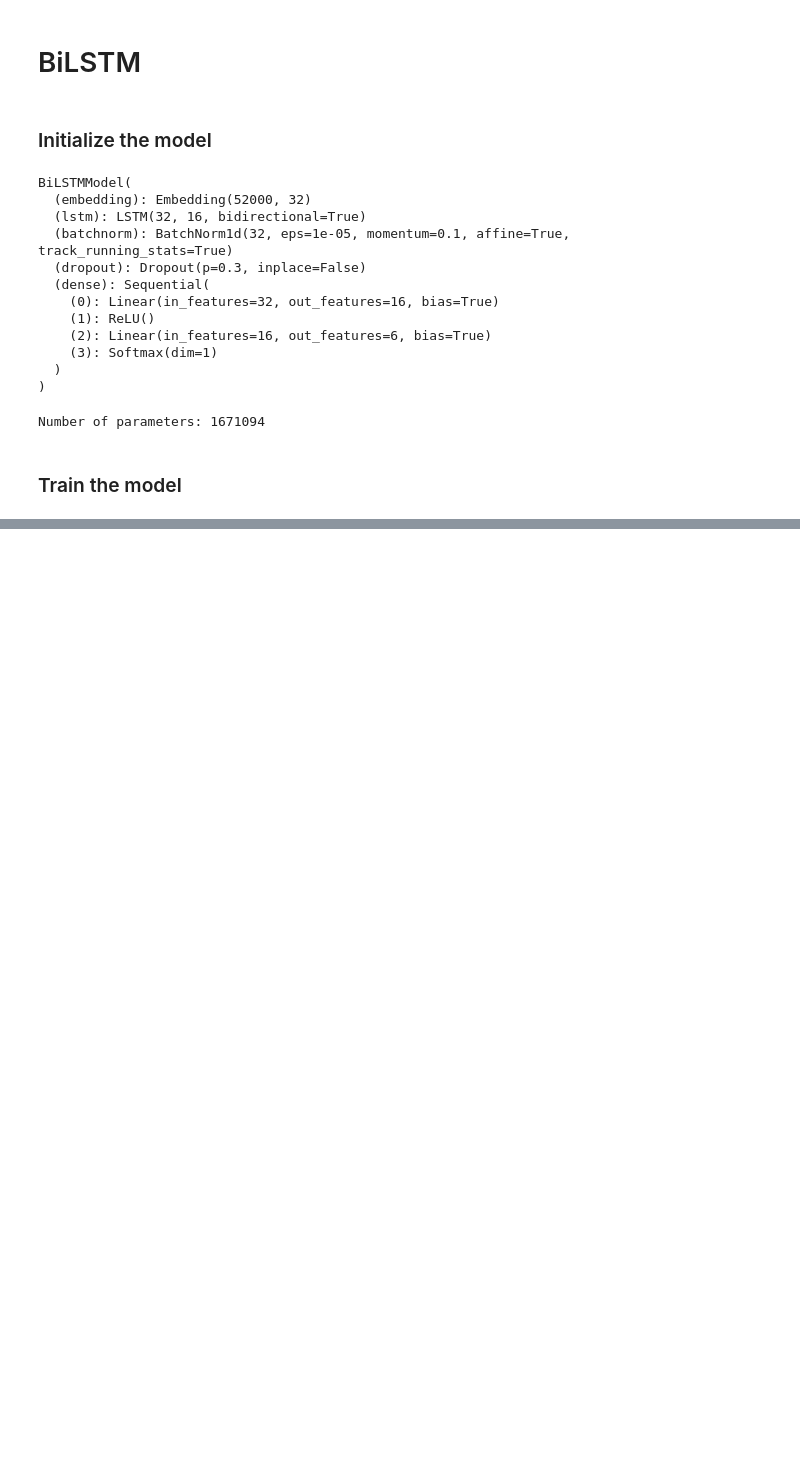
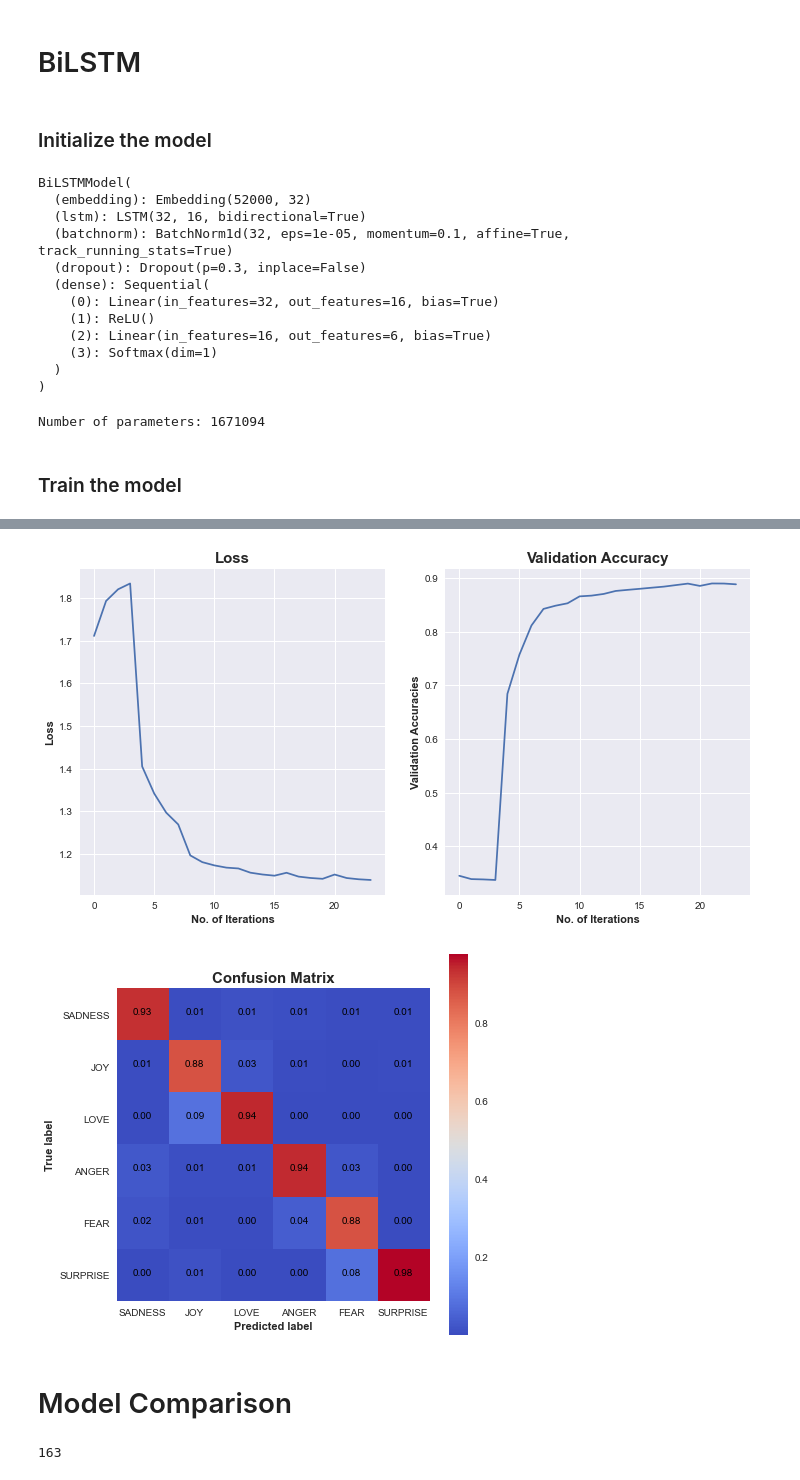
Before and after one commit to Kshitij301199/Emotion_Classification, a Jupyter notebook: jupyter_notebooks/models.ipynb, the cells around one changed output, grey strips where cells are left out. Cells and saved outputs as stored; diff of their text form; code cells hidden in the pictures; blank space fills up the shorter version.

```diff
--- a/jupyter_notebooks/models.ipynb
+++ b/jupyter_notebooks/models.ipynb
@@ -371,2 +365,10 @@ print(output_df)
 # %%
 torch.save(model,f= "../model/bilstm.pth")
+# %%
+plot_loss_acc(loss= losses, accs= accs, modelname= 'bilstm', plot= False)
+plot_confusion_matrix(conf_matrix= conf_mat, modelname= 'bilstm', plot= False)
+# %% [output]
+[figure, added]
+[figure, added]
+# %% [markdown]
+# Model Comparison
@@ -372,0 +381,5 @@ torch.save(model,f= "../model/bilstm.pth")
+# %%
+test_batched_comparison = get_batched_data(test_dataset, batch_size= 512)
+len(test_batched_comparison)
+# %% [output]
+163
```
Also changed, not shown: parts of 21 cells of this notebook, 7 other files.
